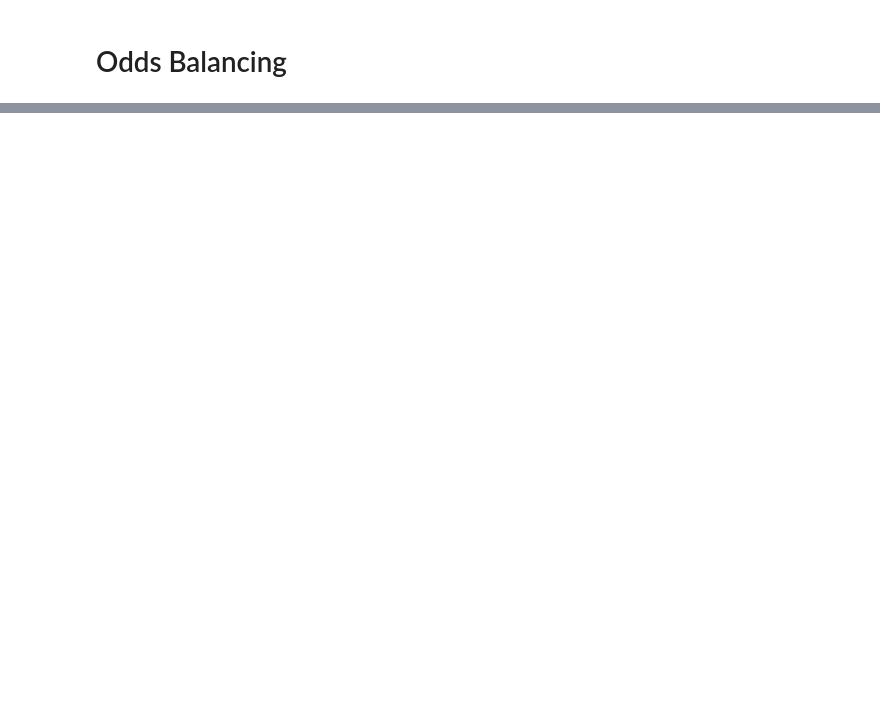
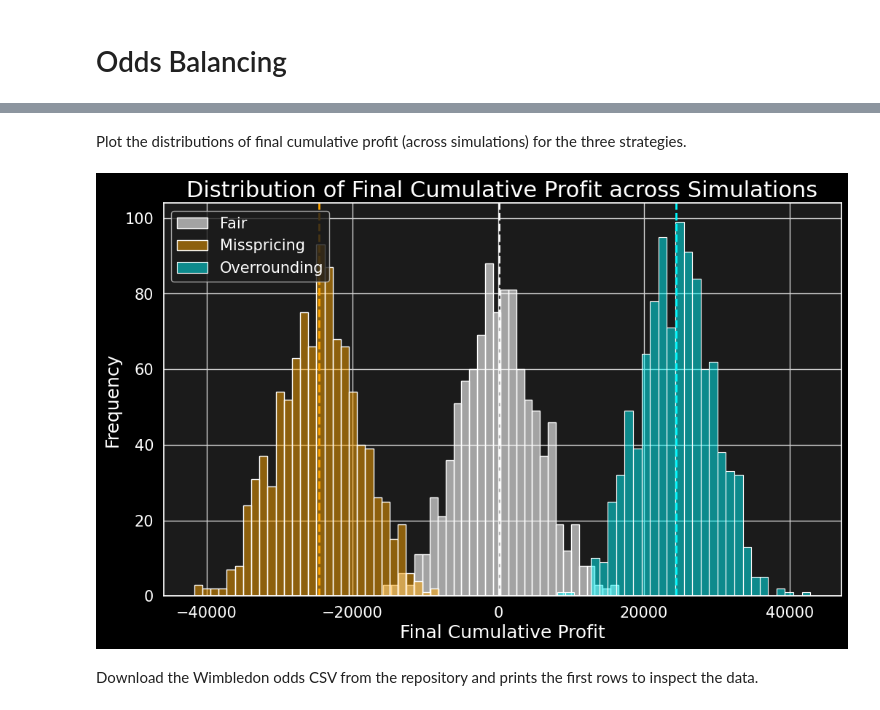
Before and after one commit to SYGACT/spbm-p1-overrounding, a Jupyter notebook: spbm-p1-overrounding_python.ipynb, the cells around one changed output, grey strips where cells are left out. Saved outputs shown, nothing was run; the diff lists cells and outputs as text; code cells hidden in the pictures; blank space fills up the shorter version.

Commit message:
distributions and test added

```diff
--- a/spbm-p1-overrounding_python.ipynb
+++ b/spbm-p1-overrounding_python.ipynb
@@ -90,0 +100,40 @@ df_wimbledon = pd.read_csv('wimbledon.csv')df_wimbledon.head()
+# %% [markdown]
+Plot the distributions of final cumulative profit (across simulations) for the three strategies.
+# %%
+# Plot distributions of final cumulative profit across simulations
+sns.set_theme(style="darkgrid", rc={"axes.labelcolor": "white",
+                                    "text.color": "white",
+                                    "xtick.color": "white",
+                                    "ytick.color": "white",
+                                    "axes.facecolor": "#1B1B1B",
+                                    "figure.facecolor": "black",
+                                    "grid.color": "lightgrey",
+                                    "xtick.labelsize": 15,
+                                    "ytick.labelsize": 15,
+                                    "legend.fontsize": 15 })
+plt.figure(figsize=(12, 7))
+
+# Extract final cumulative profit for each simulation (last event)
+final_fair = df_fair.iloc[-1].values
+final_mis = df_misspricing.iloc[-1].values
+final_ovr = df_overrounding.iloc[-1].values
+
+# Plot histograms (counts) with matching colors
+sns.histplot(final_fair, color='white', alpha=0.6, kde=False, stat='count', bins=30, label='Fair')
+sns.histplot(final_mis, color='orange', alpha=0.5, kde=False, stat='count', bins=30, label='Misspricing')
+sns.histplot(final_ovr, color='#00F9FD', alpha=0.5, kde=False, stat='count', bins=30, label='Overrounding')
+
+# Add mean lines for clarity
+plt.axvline(final_fair.mean(), color='white', linestyle='--', linewidth=2)
+plt.axvline(final_mis.mean(), color='orange', linestyle='--', linewidth=2)
+plt.axvline(final_ovr.mean(), color='#00F9FD', linestyle='--', linewidth=2)
+
+plt.title('Distribution of Final Cumulative Profit across Simulations', fontsize=22)
+plt.xlabel('Final Cumulative Profit', fontsize=18)
+plt.ylabel('Frequency', fontsize=18)
+plt.legend(loc='upper left')
+plt.show()
+# %% [output]
+[figure, added]
+# %% [markdown]
+Download the Wimbledon odds CSV from the repository and prints the first rows to inspect the data.
```
Also changed, not shown: parts of 18 cells of this notebook.
